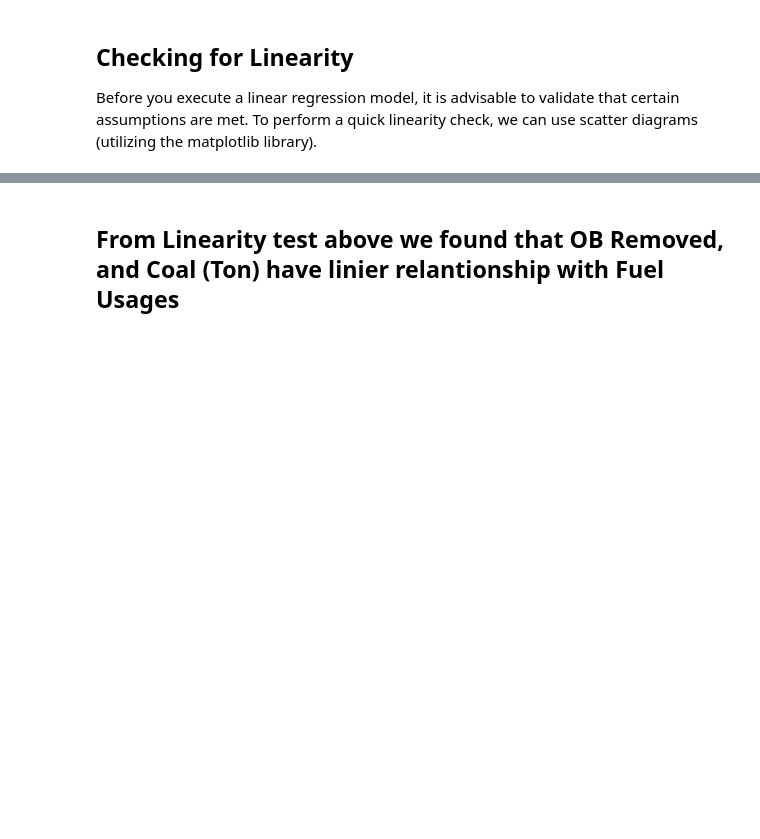
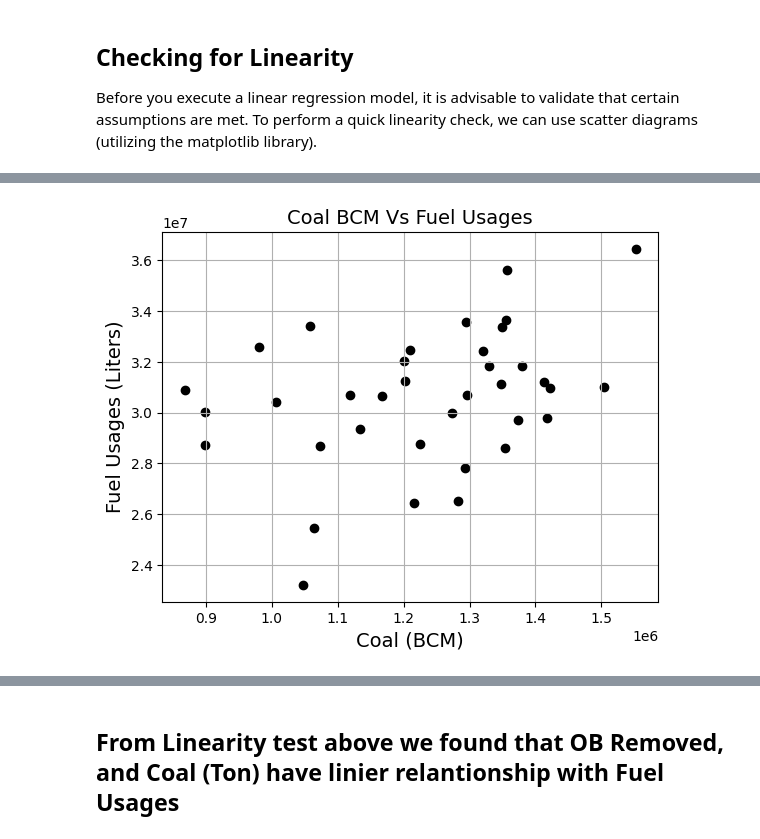
Before and after one commit to layudhi/FuelPrediction, a Jupyter notebook: C-MODFuelPrediction R1.ipynb, the cells around one changed output, grey strips where cells are left out. Cells and saved outputs as stored; diff of their text form; code cells hidden in the pictures; blank space fills up the shorter version.

```diff
--- a/C-MODFuelPrediction R1.ipynb
+++ b/C-MODFuelPrediction R1.ipynb
@@ -87,0 +88,9 @@ plt.show()
+# %%
+plt.scatter(dataset['Coal (BCM)'], dataset['Fuel'], color='black')
+plt.title('Coal BCM Vs Fuel Usages', fontsize=14)
+plt.xlabel('Coal (BCM)', fontsize=14)
+plt.ylabel('Fuel Usages (Liters)', fontsize=14)
+plt.grid(True)
+plt.show()
+# %% [output]
+[figure, added]
```
Also changed, not shown: parts of 16 cells of this notebook, 4 other files.
